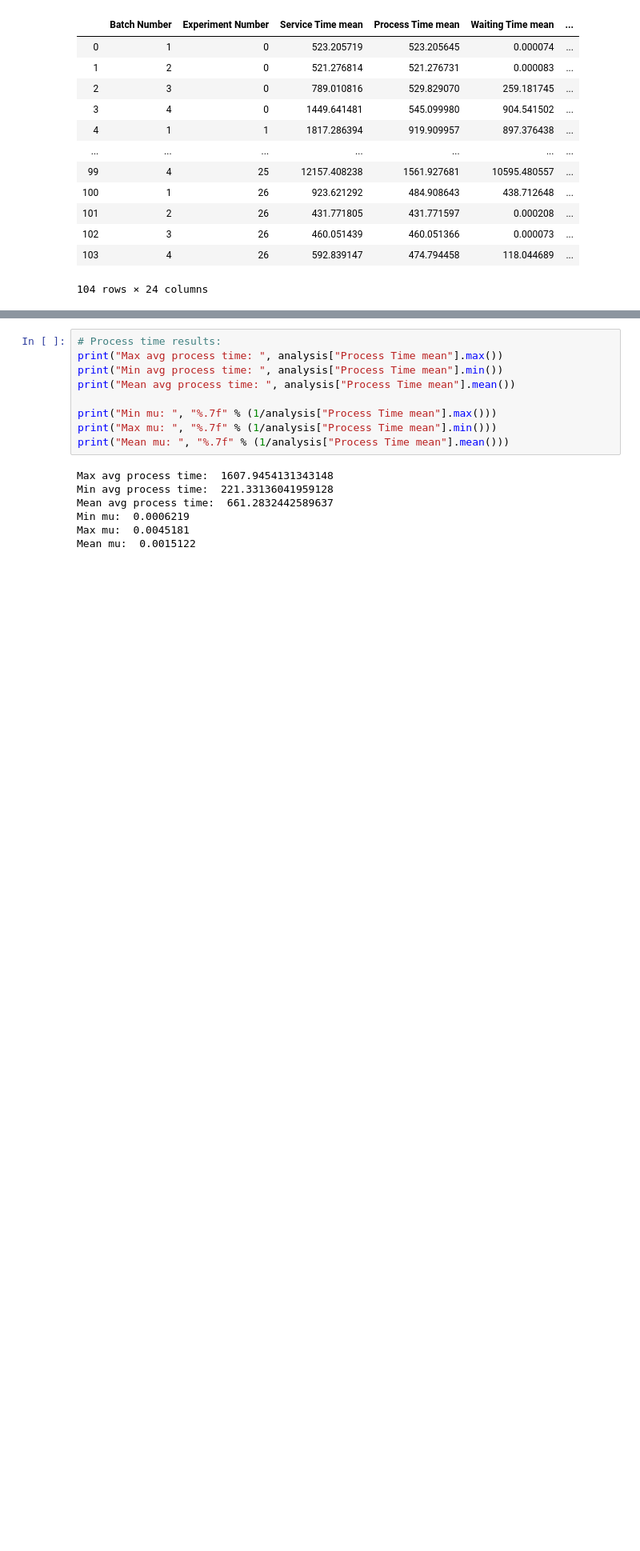
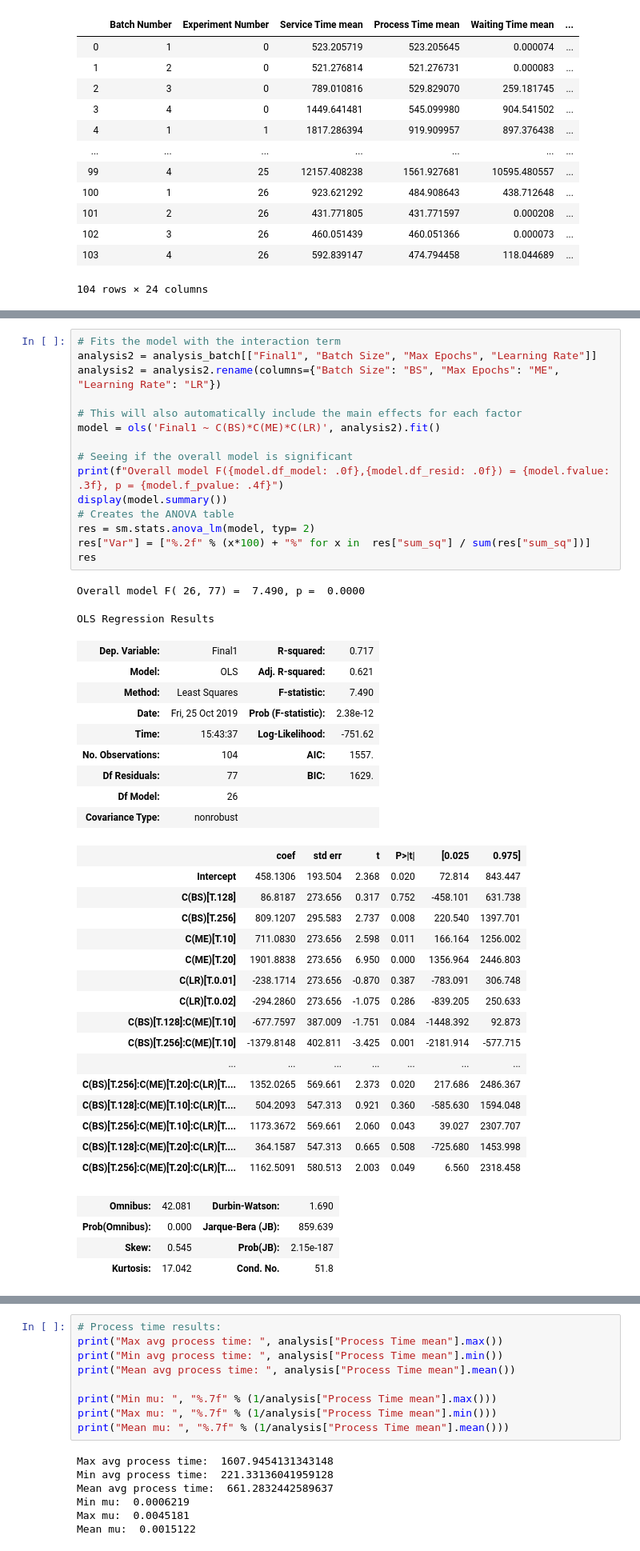
Before and after one commit to nejcmacek/CS4215-BigDL, a Jupyter notebook: analysis/Analysis.ipynb, the cells around one changed output, grey strips where cells are left out. Shown: that part at 80% size. Cells and saved outputs as stored; diff of their text form; blank space fills up the shorter version.

Commit message:
Anova stuff

```diff
--- a/analysis/Analysis.ipynb
+++ b/analysis/Analysis.ipynb
@@ -297,0 +291,47 @@ Warnings:
+# %%
+# Fits the model with the interaction term
+analysis2 = analysis_batch[["Final1", "Batch Size", "Max Epochs", "Learning Rate"]]
+analysis2 = analysis2.rename(columns={"Batch Size": "BS", "Max Epochs": "ME", "Learning Rate": "LR"})
+
+# This will also automatically include the main effects for each factor
+model = ols('Final1 ~ C(BS)*C(ME)*C(LR)', analysis2).fit()
+
+# Seeing if the overall model is significant
+print(f"Overall model F({model.df_model: .0f},{model.df_resid: .0f}) = {model.fvalue: .3f}, p = {model.f_pvalue: .4f}")
+display(model.summary())
+# Creates the ANOVA table
+res = sm.stats.anova_lm(model, typ= 2)
+res["Var"] = ["%.2f" % (x*100) + "%" for x in  res["sum_sq"] / sum(res["sum_sq"])]
+res
+# %% [output]
+Overall model F( 26, 77) =  7.490, p =  0.0000
+OLS Regression Results
+| Dep. Variable: | Final1 | R-squared: | 0.717 |
+| Model: | OLS | Adj. R-squared: | 0.621 |
+| Method: | Least Squares | F-statistic: | 7.490 |
+| Date: | Fri, 25 Oct 2019 | Prob (F-statistic): | 2.38e-12 |
+| Time: | 15:43:37 | Log-Likelihood: | -751.62 |
+| No. Observations: | 104 | AIC: | 1557. |
+| Df Residuals: | 77 | BIC: | 1629. |
+| Df Model: | 26 |  |  |
+| Covariance Type: | nonrobust |  |  |
+|  | coef | std err | t | P>|t| | [0.025 | 0.975] |
+| Intercept | 458.1306 | 193.504 | 2.368 | 0.020 | 72.814 | 843.447 |
+| C(BS)[T.128] | 86.8187 | 273.656 | 0.317 | 0.752 | -458.101 | 631.738 |
+| C(BS)[T.256] | 809.1207 | 295.583 | 2.737 | 0.008 | 220.540 | 1397.701 |
+| C(ME)[T.10] | 711.0830 | 273.656 | 2.598 | 0.011 | 166.164 | 1256.002 |
+| C(ME)[T.20] | 1901.8838 | 273.656 | 6.950 | 0.000 | 1356.964 | 2446.803 |
+| C(LR)[T.0.01] | -238.1714 | 273.656 | -0.870 | 0.387 | -783.091 | 306.748 |
+| C(LR)[T.0.02] | -294.2860 | 273.656 | -1.075 | 0.286 | -839.205 | 250.633 |
+| C(BS)[T.128]:C(ME)[T.10] | -677.7597 | 387.009 | -1.751 | 0.084 | -1448.392 | 92.873 |
+| C(BS)[T.256]:C(ME)[T.10] | -1379.8148 | 402.811 | -3.425 | 0.001 | -2181.914 | -577.715 |
+| ... | ... | ... | ... | ... | ... | ... |
+| C(BS)[T.256]:C(ME)[T.20]:C(LR)[T.... | 1352.0265 | 569.661 | 2.373 | 0.020 | 217.686 | 2486.367 |
+| C(BS)[T.128]:C(ME)[T.10]:C(LR)[T.... | 504.2093 | 547.313 | 0.921 | 0.360 | -585.630 | 1594.048 |
+| C(BS)[T.256]:C(ME)[T.10]:C(LR)[T.... | 1173.3672 | 569.661 | 2.060 | 0.043 | 39.027 | 2307.707 |
+| C(BS)[T.128]:C(ME)[T.20]:C(LR)[T.... | 364.1587 | 547.313 | 0.665 | 0.508 | -725.680 | 1453.998 |
+| C(BS)[T.256]:C(ME)[T.20]:C(LR)[T.... | 1162.5091 | 580.513 | 2.003 | 0.049 | 6.560 | 2318.458 |
+| Omnibus: | 42.081 | Durbin-Watson: | 1.690 |
+| Prob(Omnibus): | 0.000 | Jarque-Bera (JB): | 859.639 |
+| Skew: | 0.545 | Prob(JB): | 2.15e-187 |
+| Kurtosis: | 17.042 | Cond. No. | 51.8 |
```
Also changed, not shown: parts of 6 cells of this notebook.
